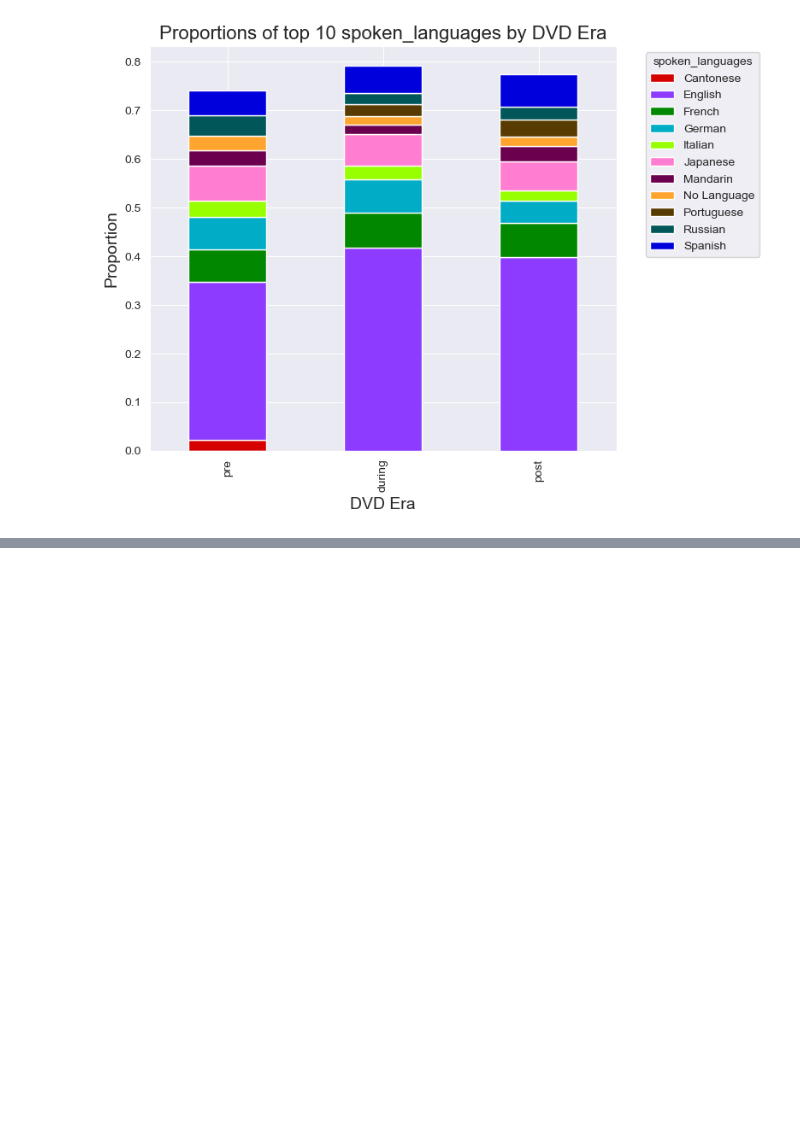
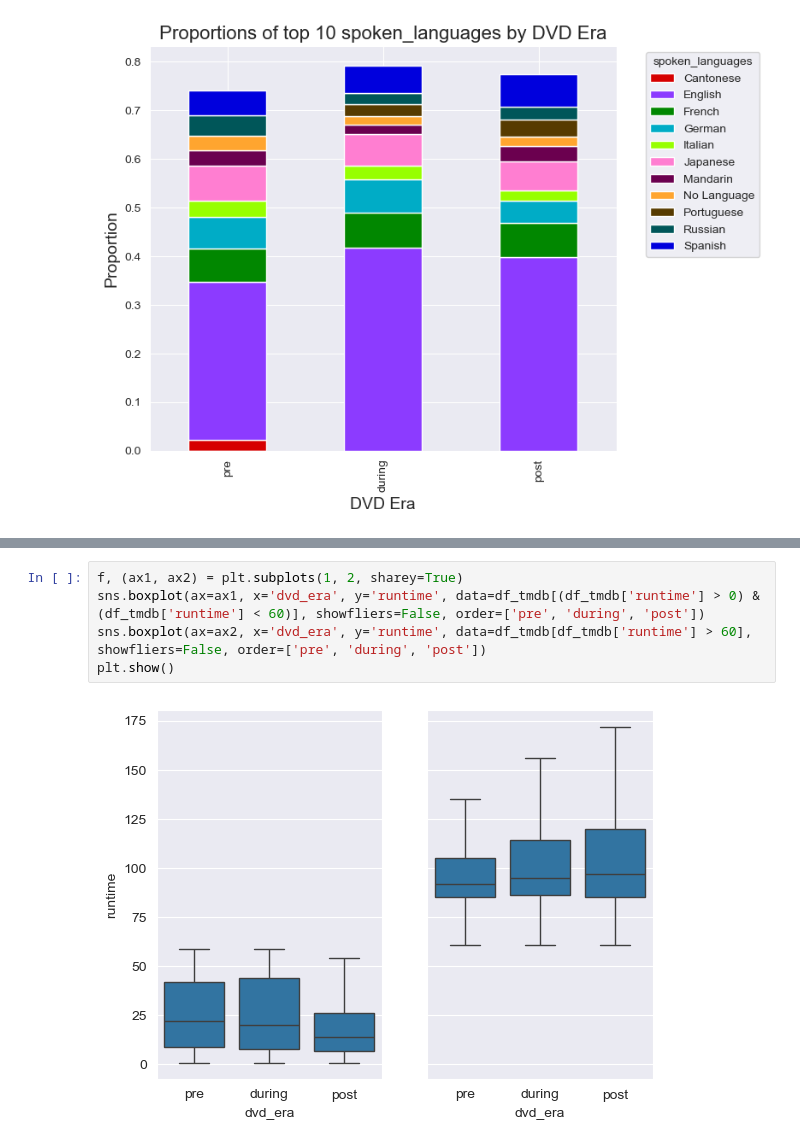
Before and after one commit to epfl-ada/ada-2024-project-databand, a Jupyter notebook: data_overview_CS.ipynb, the cells around one changed output, grey strips where cells are left out. Cells and saved outputs as stored; diff of their text form; blank space fills up the shorter version.

```diff
--- a/data_overview_CS.ipynb
+++ b/data_overview_CS.ipynb
@@ -213,0 +228,7 @@ plot_top_proportions_per_era(top_10_spoken_languages, 'spoken_languages', 10)
+# %%
+f, (ax1, ax2) = plt.subplots(1, 2, sharey=True)
+sns.boxplot(ax=ax1, x='dvd_era', y='runtime', data=df_tmdb[(df_tmdb['runtime'] > 0) & (df_tmdb['runtime'] < 60)], showfliers=False, order=['pre', 'during', 'post'])
+sns.boxplot(ax=ax2, x='dvd_era', y='runtime', data=df_tmdb[df_tmdb['runtime'] > 60], showfliers=False, order=['pre', 'during', 'post'])
+plt.show()
+# %% [output]
+[figure, added]
```
Also changed, not shown: parts of 10 cells of this notebook.
